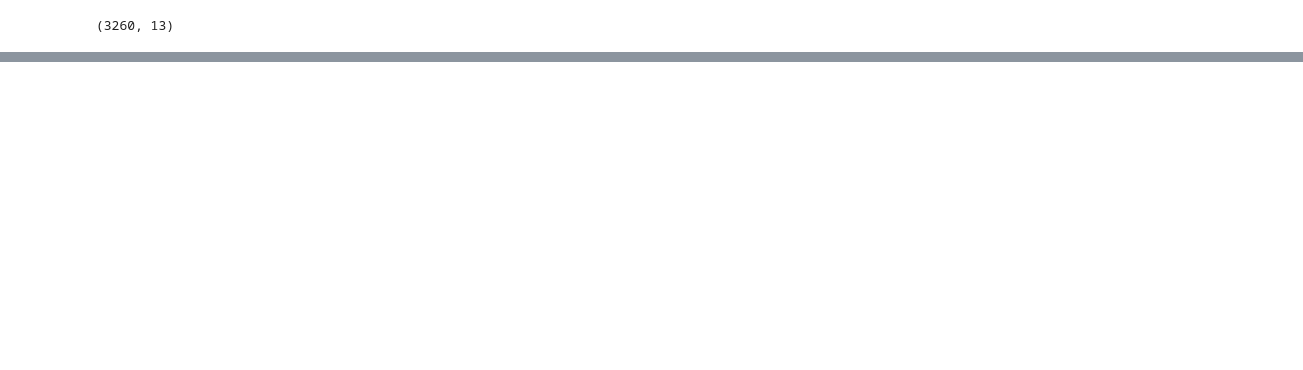
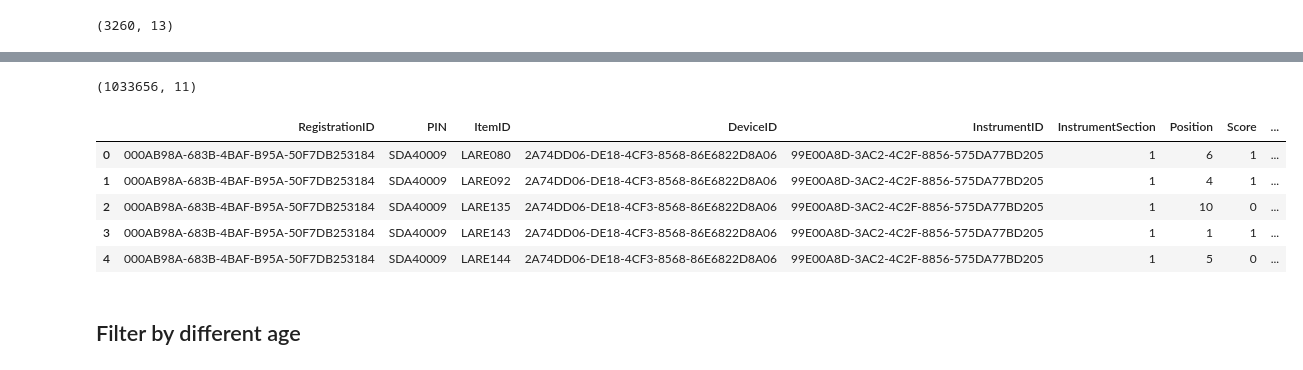
Before and after one commit to tianchu-shu/NWMSS, a Jupyter notebook: NIHTB_Norming/OR_norm.ipynb, the cells around one changed output, grey strips where cells are left out. Saved outputs shown, nothing was run; the diff lists cells and outputs as text; code cells hidden in the pictures; blank space fills up the shorter version.

```diff
--- a/NIHTB_Norming/OR_norm.ipynb
+++ b/NIHTB_Norming/OR_norm.ipynb
@@ -90,0 +51,25 @@ rv.shape
+# %%
+#orn =orn.drop_duplicates()
+orn.shape
+# %% [output]
+(1033656, 11)
+# %%
+#Change the column tpye from obeject to numeric
+#Select the 3 needed key values
+data =orn[(orn.Key == 'Score')| (orn.Key == 'Position')|(orn.Key =='InstrumentSection') ]
+data['Value'] =pd.to_numeric(data['Value'])
+# %%
+data = data.pivot_table(index=['RegistrationID','PIN','ItemID','DeviceID','InstrumentID'], columns='Key', values='Value').reset_index()
+# %%
+data = data[data.InstrumentSection==1]
+# %%
+df =pd.merge(data, reg[['PIN','Age','Education']], on=['PIN'])
+# %%
+df.head()
+# %% [output]
+|  | RegistrationID | PIN | ItemID | DeviceID | InstrumentID | InstrumentSection | Position | Score | ... |
+| 0 | 000AB98A-683B-4BAF-B95A-50F7DB253184 | SDA40009 | LARE080 | 2A74DD06-DE18-4CF3-8568-86E6822D8A06 | 99E00A8D-3AC2-4C2F-8856-575DA77BD205 | 1 | 6 | 1 | ... |
+| 1 | 000AB98A-683B-4BAF-B95A-50F7DB253184 | SDA40009 | LARE092 | 2A74DD06-DE18-4CF3-8568-86E6822D8A06 | 99E00A8D-3AC2-4C2F-8856-575DA77BD205 | 1 | 4 | 1 | ... |
+| 2 | 000AB98A-683B-4BAF-B95A-50F7DB253184 | SDA40009 | LARE135 | 2A74DD06-DE18-4CF3-8568-86E6822D8A06 | 99E00A8D-3AC2-4C2F-8856-575DA77BD205 | 1 | 10 | 0 | ... |
+| 3 | 000AB98A-683B-4BAF-B95A-50F7DB253184 | SDA40009 | LARE143 | 2A74DD06-DE18-4CF3-8568-86E6822D8A06 | 99E00A8D-3AC2-4C2F-8856-575DA77BD205 | 1 | 1 | 1 | ... |
+| 4 | 000AB98A-683B-4BAF-B95A-50F7DB253184 | SDA40009 | LARE144 | 2A74DD06-DE18-4CF3-8568-86E6822D8A06 | 99E00A8D-3AC2-4C2F-8856-575DA77BD205 | 1 | 5 | 0 | ... |
@@ -90,0 +84,2 @@ rv.shape
+# %% [markdown]
+## Filter by different age
```
Also changed, not shown: parts of 74 cells of this notebook.
